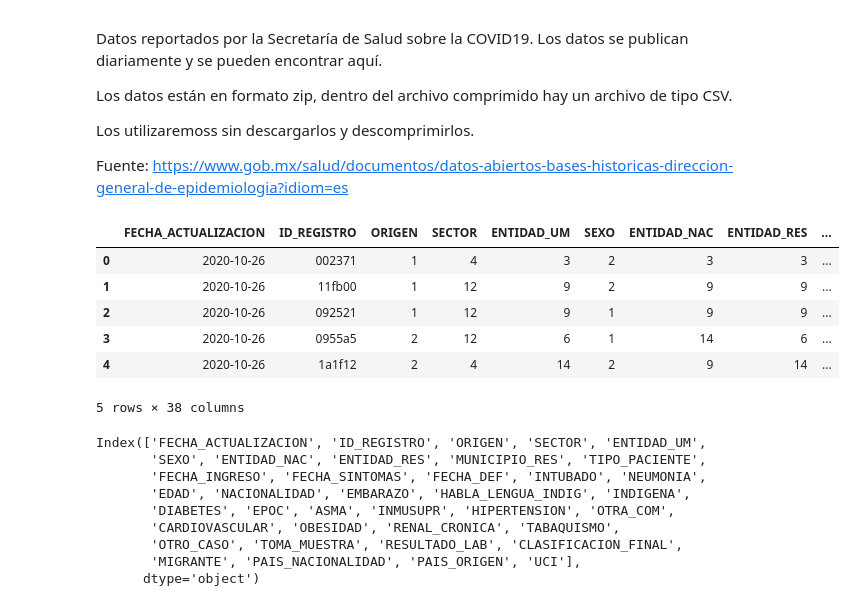
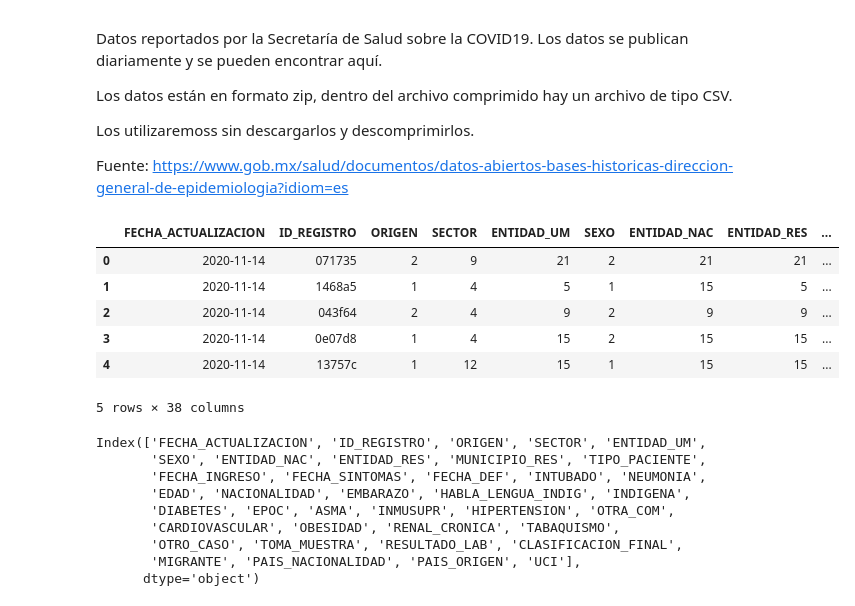
Before and after one commit to benjov/Paper-Covid-2020, a Jupyter notebook: Estadistica_Covid19.ipynb, the cells around one changed output. Drawn from its saved outputs; the diff is of its cells as text; code cells hidden in the pictures.

```diff
--- a/Estadistica_Covid19.ipynb
+++ b/Estadistica_Covid19.ipynb
@@ -29,20 +29,20 @@ Fuente: https://www.gob.mx/salud/documentos/datos-abiertos-bases-historicas-dire
 # %%
 #
 # Modificar diariamente
 #
-Fecha = '26.10.2020'
+Fecha = '14.11.2020'
 
-df = pd.read_csv('http://datosabiertos.salud.gob.mx/gobmx/salud/datos_abiertos/historicos/10/datos_abiertos_covid19_'+ Fecha +'.zip',
+df = pd.read_csv('http://datosabiertos.salud.gob.mx/gobmx/salud/datos_abiertos/historicos/11/datos_abiertos_covid19_'+ Fecha +'.zip',
                   compression = 'zip', encoding = 'latin1')
 
 df.head()
 # %% [output]
 |  | FECHA_ACTUALIZACION | ID_REGISTRO | ORIGEN | SECTOR | ENTIDAD_UM | SEXO | ENTIDAD_NAC | ENTIDAD_RES | ... |
-| 0 | 2020-10-26 | 002371 | 1 | 4 | 3 | 2 | 3 | 3 | ... |
-| 1 | 2020-10-26 | 11fb00 | 1 | 12 | 9 | 2 | 9 | 9 | ... |
-| 2 | 2020-10-26 | 092521 | 1 | 12 | 9 | 1 | 9 | 9 | ... |
-| 3 | 2020-10-26 | 0955a5 | 2 | 12 | 6 | 1 | 14 | 6 | ... |
-| 4 | 2020-10-26 | 1a1f12 | 2 | 4 | 14 | 2 | 9 | 14 | ... |
+| 0 | 2020-11-14 | 071735 | 2 | 9 | 21 | 2 | 21 | 21 | ... |
+| 1 | 2020-11-14 | 1468a5 | 1 | 4 | 5 | 1 | 15 | 5 | ... |
+| 2 | 2020-11-14 | 043f64 | 2 | 4 | 9 | 2 | 9 | 9 | ... |
+| 3 | 2020-11-14 | 0e07d8 | 1 | 4 | 15 | 2 | 15 | 15 | ... |
+| 4 | 2020-11-14 | 13757c | 1 | 12 | 15 | 1 | 15 | 15 | ... |
 5 rows × 38 columns
 # %%
 # Nombres de las columnas
```
Also changed, not shown: parts of 9 cells of this notebook, 4 other files.
